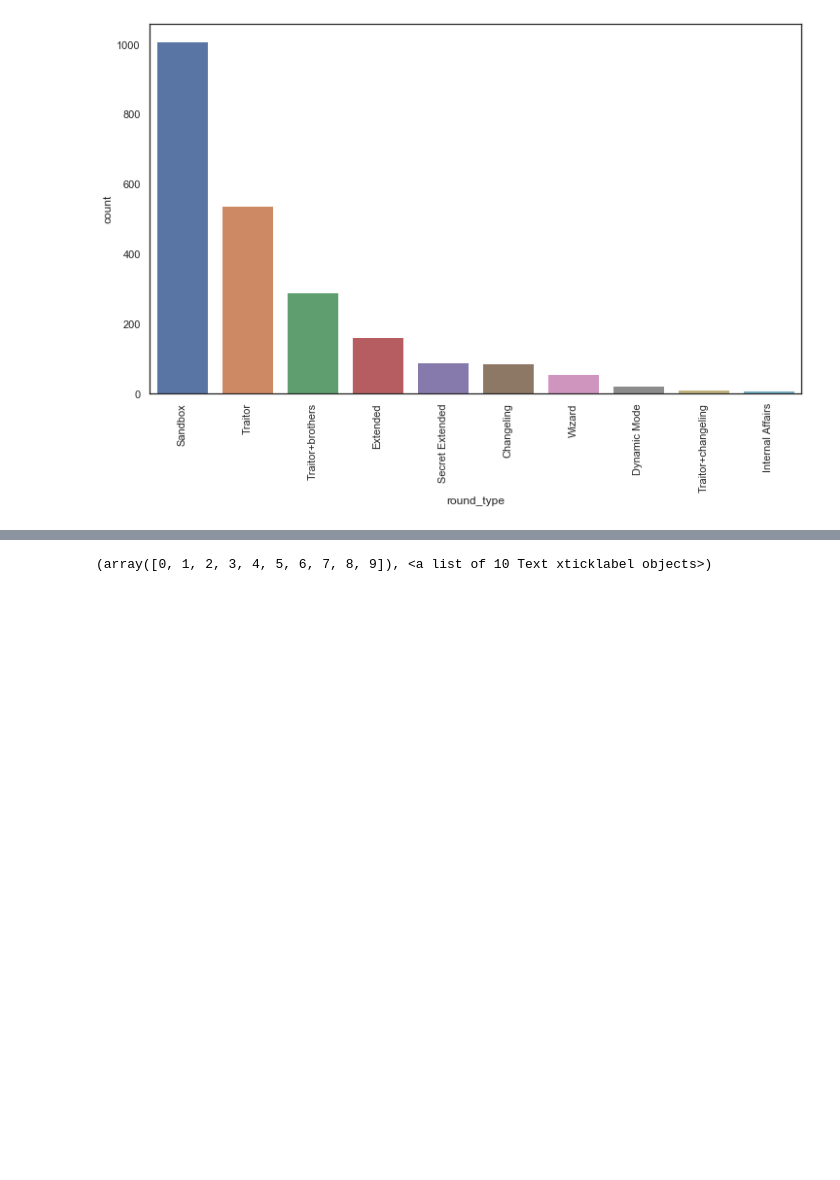
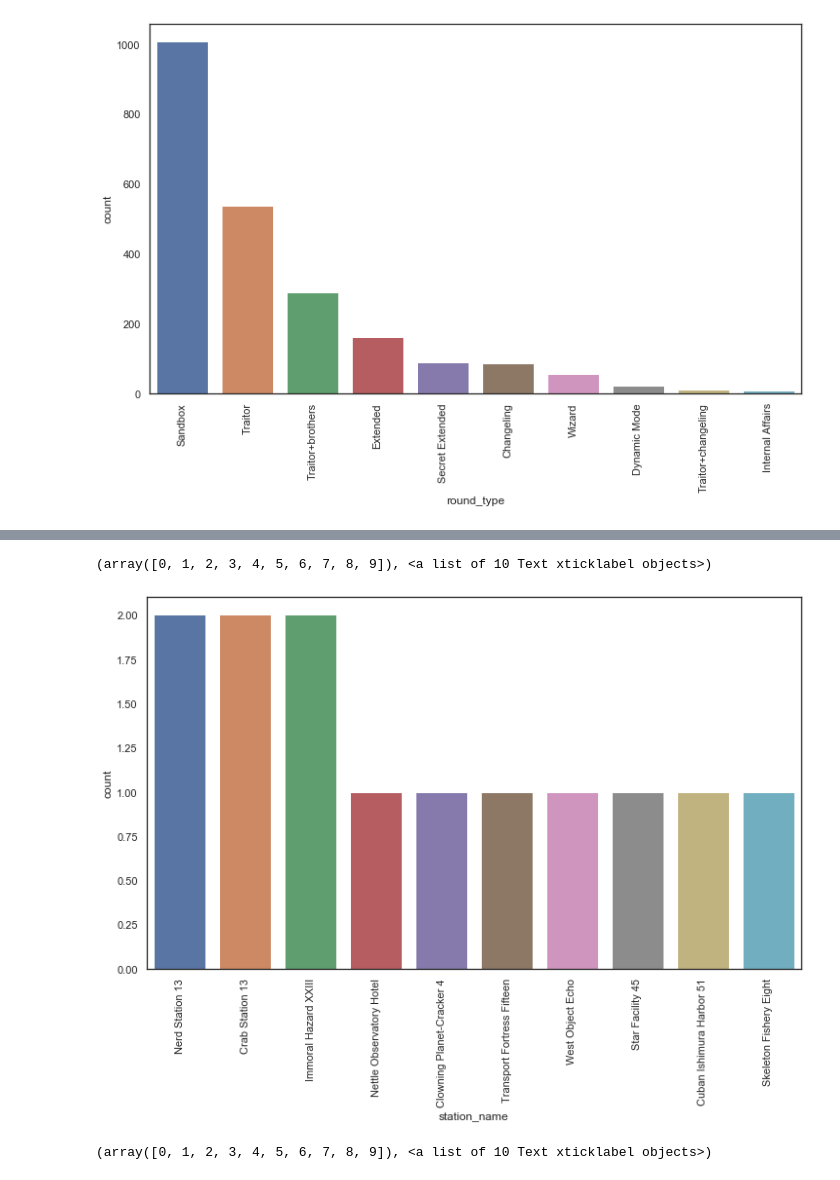
Before and after one commit to adenking/austation-scraper, a Jupyter notebook: Processing.ipynb, the cells around one changed output, grey strips where cells are left out. Saved outputs shown, nothing was run; the diff lists cells and outputs as text; code cells hidden in the pictures; blank space fills up the shorter version.

```diff
--- a/Processing.ipynb
+++ b/Processing.ipynb
@@ -96,3 +68,10 @@ plt.xticks(rotation='vertical')
+# %%
+fig, ax = plt.subplots(1,1, figsize=(12, 7), dpi=72)
+sns.countplot(x='station_name', data=df_rounds, ax=ax, order=df_rounds.station_name.value_counts().iloc[:10].index)
+plt.xticks(rotation='vertical')
+# %% [output]
+(array([0, 1, 2, 3, 4, 5, 6, 7, 8, 9]), <a list of 10 Text xticklabel objects>)
+[figure, added]
 # %%
 fig, ax = plt.subplots(1,1, figsize=(12, 7), dpi=72)
 sns.countplot(x='round_type', data=df_rounds.loc[df_rounds['complete_status'] == 'Proper Completion'], ax=ax, order=df_rounds.round_type.value_counts().iloc[:10].index)
```
Also changed, not shown: parts of 18 cells of this notebook, 2 other files.
